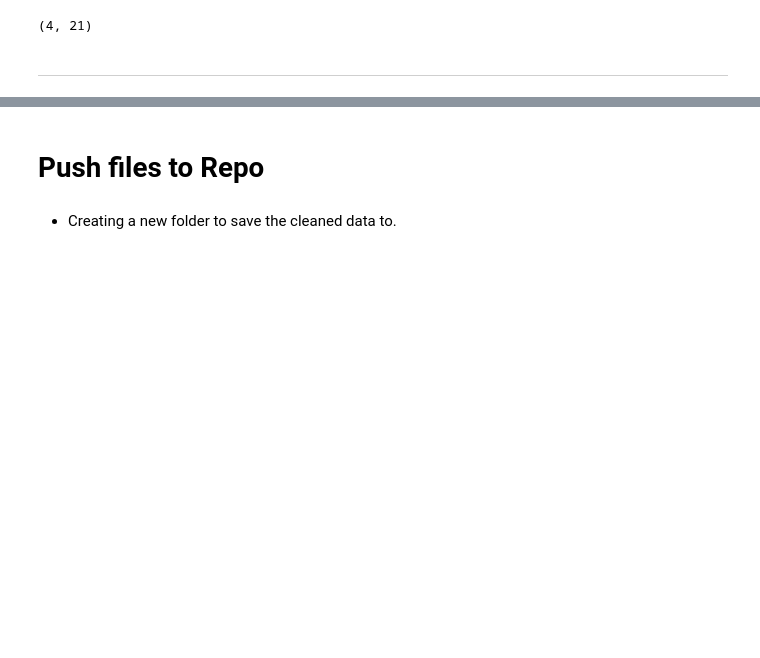
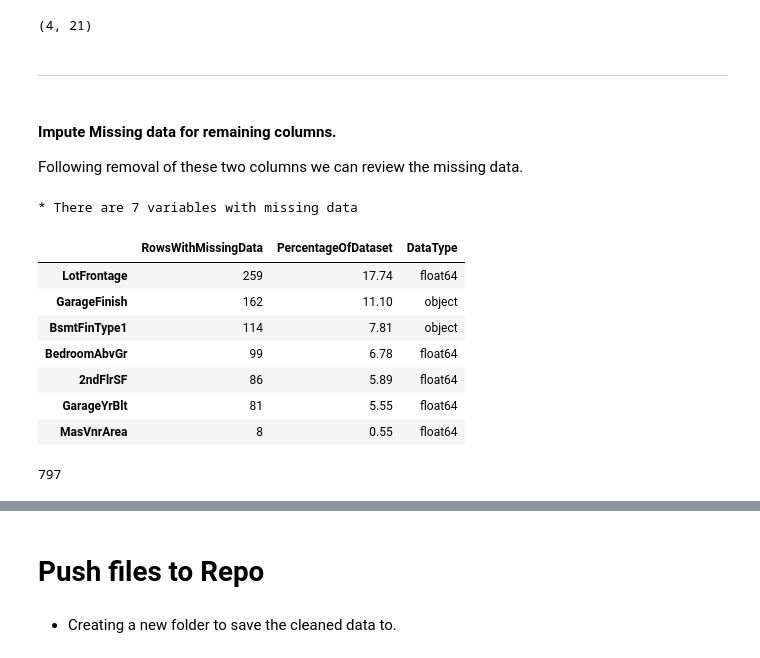
Before and after one commit to ewradcliffe/Heritage-Housing, a Jupyter notebook: jupyter_notebooks/DataCleaning.ipynb, the cells around one changed output, grey strips where cells are left out. Saved outputs shown, nothing was run; the diff lists cells and outputs as text; code cells hidden in the pictures; blank space fills up the shorter version.

```diff
--- a/jupyter_notebooks/DataCleaning.ipynb
+++ b/jupyter_notebooks/DataCleaning.ipynb
@@ -93,3 +93,45 @@ inherited_houses_df.shape
 (4, 21)
 # %% [markdown]
 ---
+# %% [markdown]
+#### Impute Missing data for remaining columns.
+
+Following removal of these two columns we can review the missing data.
+# %%
+def EvaluateMissingData(df):
+  """
+  Function to evaluate data with missing values.
+  This function is taken from The code institute Churnometer walkthrough project.
+  https://github.com/Code-Institute-Solutions/churnometer/blob/main/jupyter_notebooks/03%20-%20DataCleaning.ipynb
+  """
+  missing_data_absolute = df.isnull().sum()
+  missing_data_percentage = round(missing_data_absolute/len(df)*100 , 2)
+  df_missing_data = (pd.DataFrame(
+                          data= {"RowsWithMissingData": missing_data_absolute,
+                                 "PercentageOfDataset": missing_data_percentage,
+                                 "DataType":df.dtypes}
+                                  )
+                    .sort_values(by=['PercentageOfDataset'],ascending=False)
+                    .query("PercentageOfDataset > 0")
+                    )
+
+  return df_missing_data
+
+df_missing_data = EvaluateMissingData(house_prices_df)
+print(f"* There are {df_missing_data.shape[0]} variables with missing data \n")
+df_missing_data
+# %% [output]
+* There are 7 variables with missing data
+|  | RowsWithMissingData | PercentageOfDataset | DataType |
+| LotFrontage | 259 | 17.74 | float64 |
+| GarageFinish | 162 | 11.10 | object |
+| BsmtFinType1 | 114 | 7.81 | object |
+| BedroomAbvGr | 99 | 6.78 | float64 |
+| 2ndFlrSF | 86 | 5.89 | float64 |
+| GarageYrBlt | 81 | 5.55 | float64 |
+| MasVnrArea | 8 | 0.55 | float64 |
+# %%
+rows_without_missing_data = house_prices_df.dropna()
+rows_without_missing_data.shape[0]
+# %% [output]
+797
```
Also changed, not shown: parts of 6 cells of this notebook.
